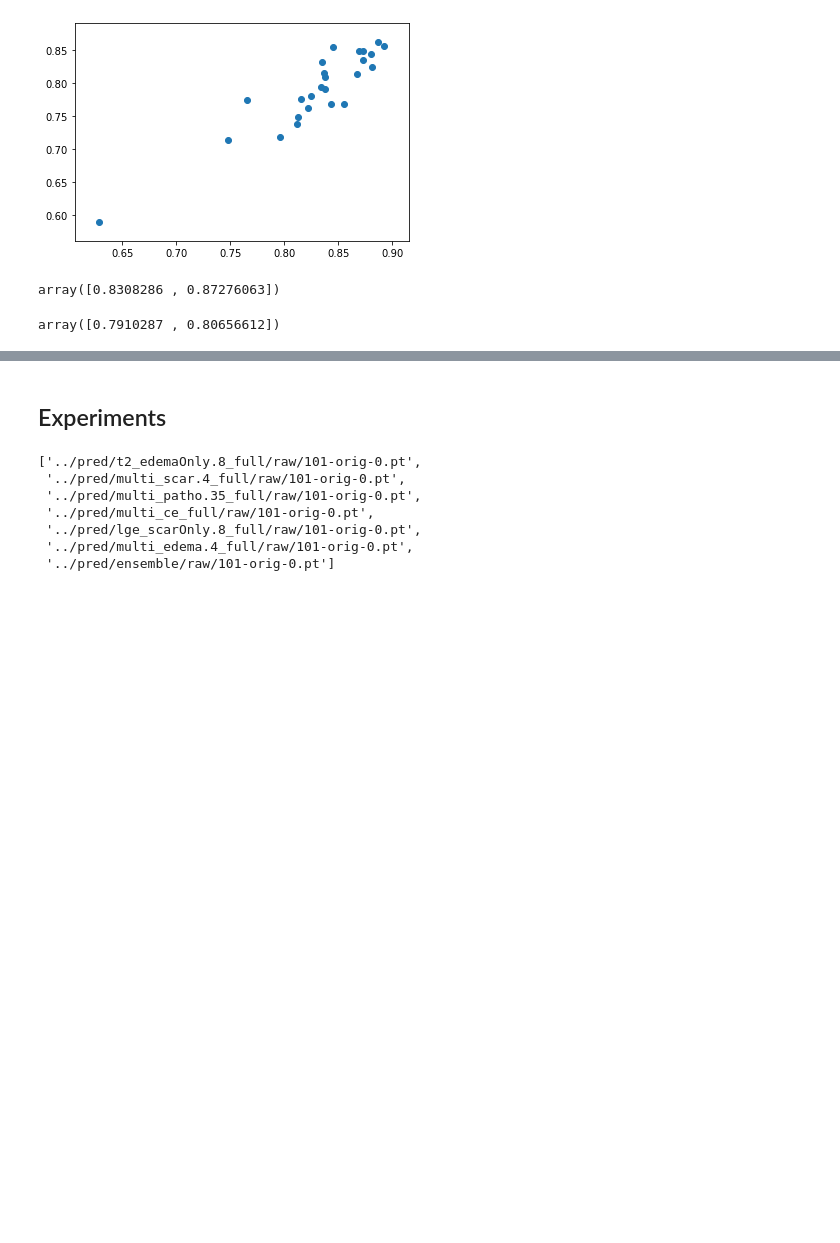
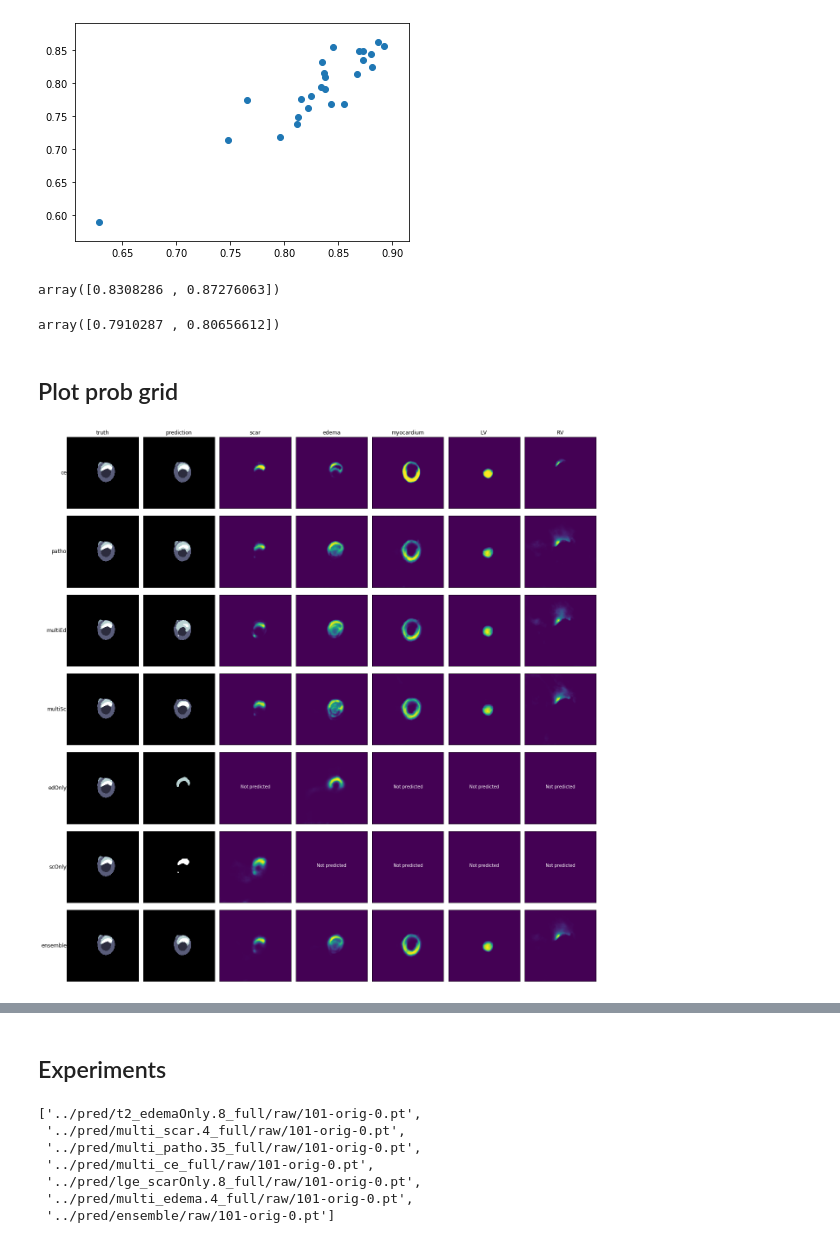
Before and after one commit to chfc-cmi/miccai2020-myops, a Jupyter notebook: code/12_compare_predictions.ipynb, the cells around one changed output, grey strips where cells are left out. Saved outputs shown, nothing was run; the diff lists cells and outputs as text; code cells hidden in the pictures; blank space fills up the shorter version.

```diff
--- a/code/12_compare_predictions.ipynb
+++ b/code/12_compare_predictions.ipynb
@@ -121,3 +121,5 @@ array([0.8308286 , 0.87276063])
 np.array(patho_dices).mean(axis=1)
 # %% [output]
 array([0.7910287 , 0.80656612])
+# %% [markdown]
+## Plot prob grid
@@ -123,0 +176,4 @@ array([0.7910287 , 0.80656612])
+# %%
+plot_prob_grid(101,0)
+# %% [output]
+[figure, added]
```
Also changed, not shown: parts of 8 cells of this notebook.
